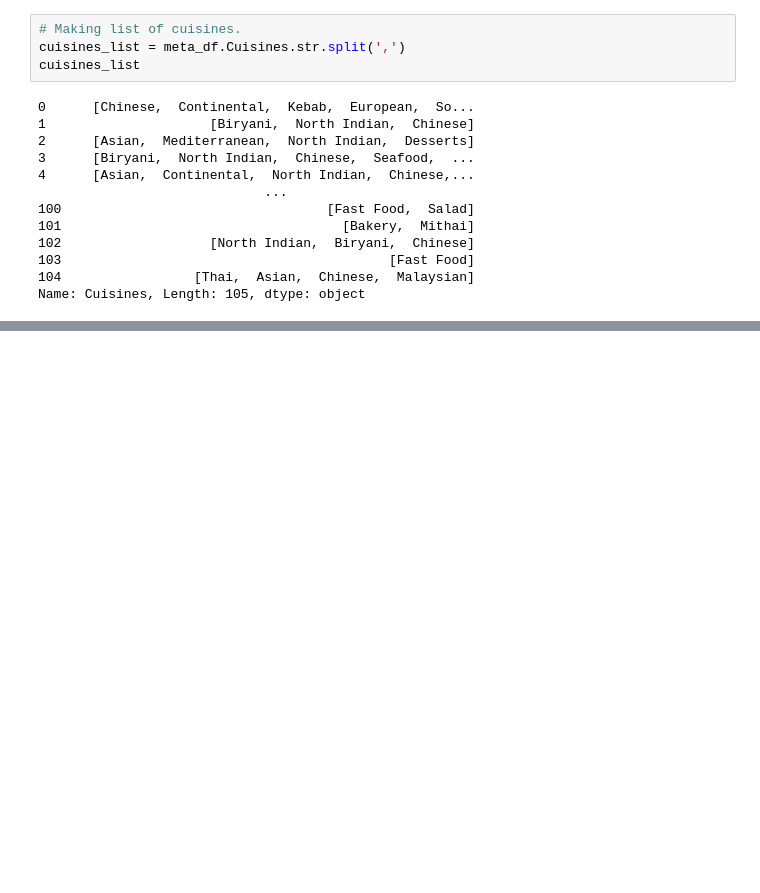
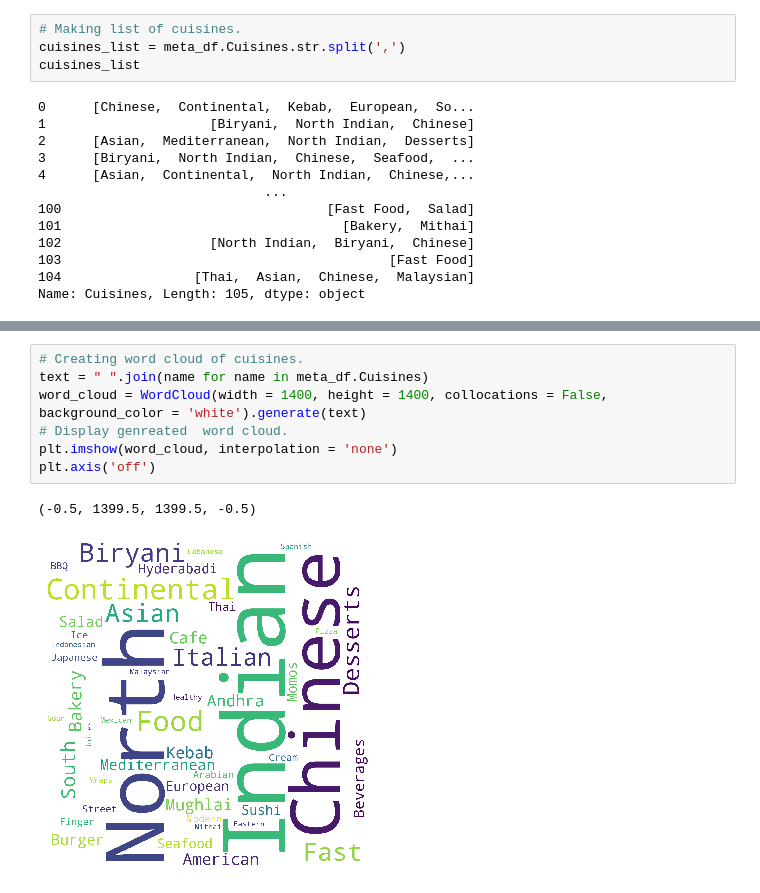
Before and after one commit to itsmimahi/ZOMATO-RESTAURANT-CLUSTERING-AND-SENTIMENT-ANALYSIS, a Jupyter notebook: Copy_of_ZOMATO_RESTAURANT_CLUSTERING_AND_SENTIMENT_ANALYSIS.ipynb, the cells around one changed output, grey strips where cells are left out. Cells and saved outputs as stored; diff of their text form; blank space fills up the shorter version.

```diff
--- a/Copy_of_ZOMATO_RESTAURANT_CLUSTERING_AND_SENTIMENT_ANALYSIS.ipynb
+++ b/Copy_of_ZOMATO_RESTAURANT_CLUSTERING_AND_SENTIMENT_ANALYSIS.ipynb
@@ -491,0 +530,10 @@ Name: Cuisines, Length: 105, dtype: object
+# %%
+# Creating word cloud of cuisines.
+text = " ".join(name for name in meta_df.Cuisines)
+word_cloud = WordCloud(width = 1400, height = 1400, collocations = False, background_color = 'white').generate(text)
+# Display genreated  word cloud.
+plt.imshow(word_cloud, interpolation = 'none')
+plt.axis('off')
+# %% [output]
+(-0.5, 1399.5, 1399.5, -0.5)
+[figure, added]
```
Also changed, not shown: parts of 13 cells of this notebook.
